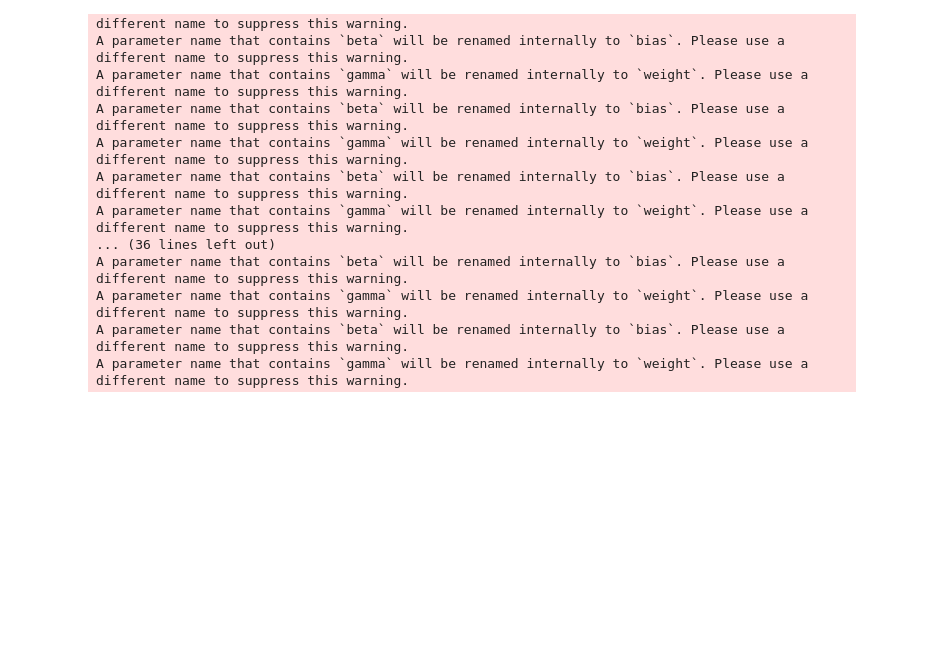
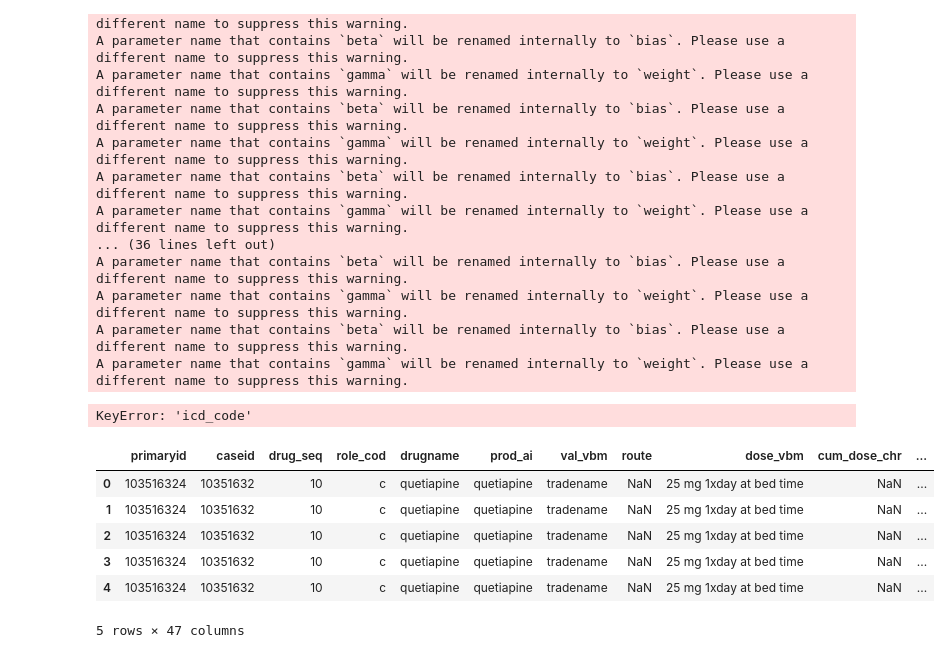
Before and after one commit to alexnguyeninsights/PartA_fda-project, a Jupyter notebook: Code_Research_FDA.ipynb, the cells around one changed output. Cells and saved outputs as stored; diff of their text form; code cells hidden in the pictures; blank space fills up the shorter version.

```diff
--- a/Code_Research_FDA.ipynb
+++ b/Code_Research_FDA.ipynb
@@ -554,9 +554,19 @@ def find_best_icd_match(description):
 tqdm.pandas()
 cleaned_fda['icd_code'] = cleaned_fda['pt'].progress_apply(find_best_icd_match)
 
-# # check prod_ai
-filtered_fda['icd_code'].value_counts()
 
 # Save the updated DataFrame to a CSV file
 #fda_data.to_csv('fda_data_with_icd.csv', index=False)
 #print("Updated DataFrame saved to 'fda_data_with_icd.csv'")
+# %% [output]
+KeyError: 'icd_code'
+# %%
+cleaned_fda.head()
+# %% [output]
+|  | primaryid | caseid | drug_seq | role_cod | drugname | prod_ai | val_vbm | route | dose_vbm | cum_dose_chr | ... |
+| 0 | 103516324 | 10351632 | 10 | c | quetiapine | quetiapine | tradename | NaN | 25 mg 1xday at bed time | NaN | ... |
+| 1 | 103516324 | 10351632 | 10 | c | quetiapine | quetiapine | tradename | NaN | 25 mg 1xday at bed time | NaN | ... |
+| 2 | 103516324 | 10351632 | 10 | c | quetiapine | quetiapine | tradename | NaN | 25 mg 1xday at bed time | NaN | ... |
+| 3 | 103516324 | 10351632 | 10 | c | quetiapine | quetiapine | tradename | NaN | 25 mg 1xday at bed time | NaN | ... |
+| 4 | 103516324 | 10351632 | 10 | c | quetiapine | quetiapine | tradename | NaN | 25 mg 1xday at bed time | NaN | ... |
+5 rows × 47 columns
```
Also changed, not shown: parts of 2 cells of this notebook, 1 other file.
